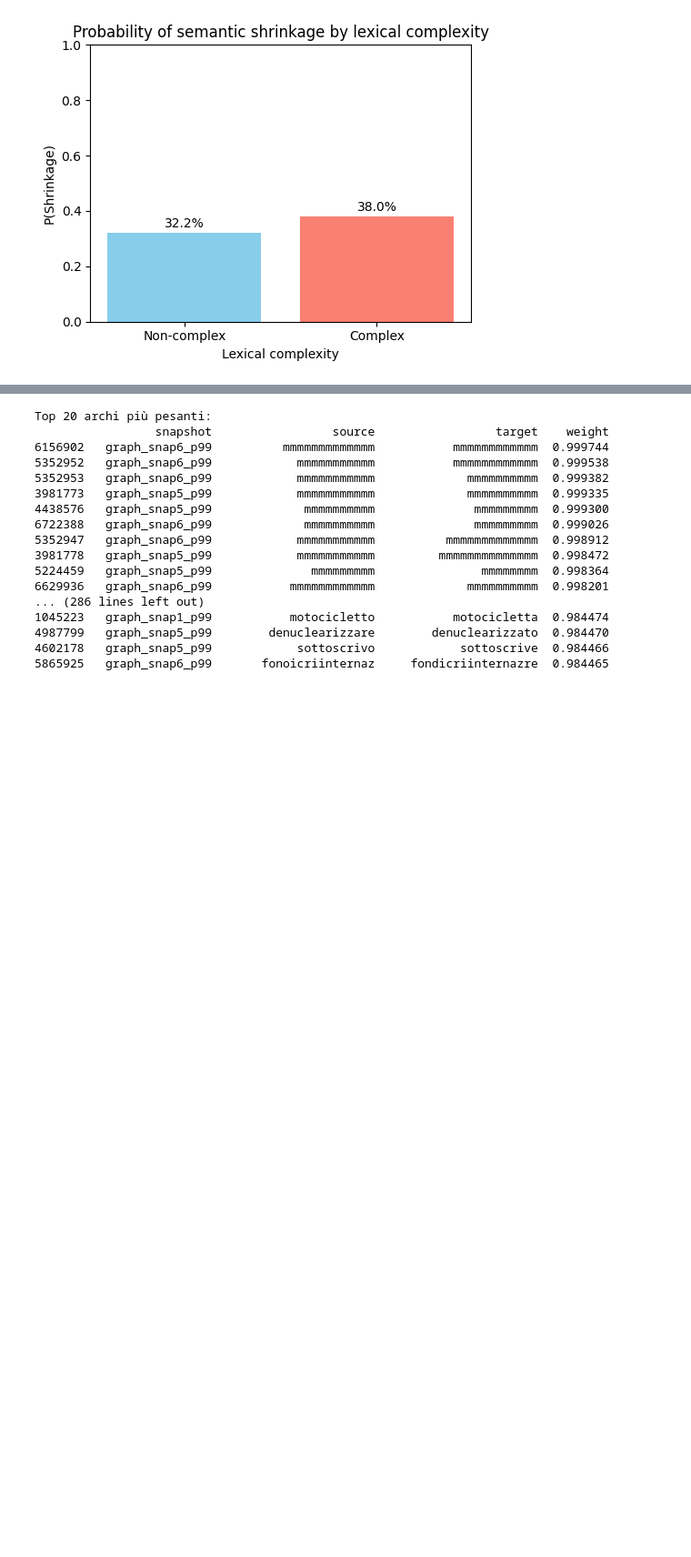
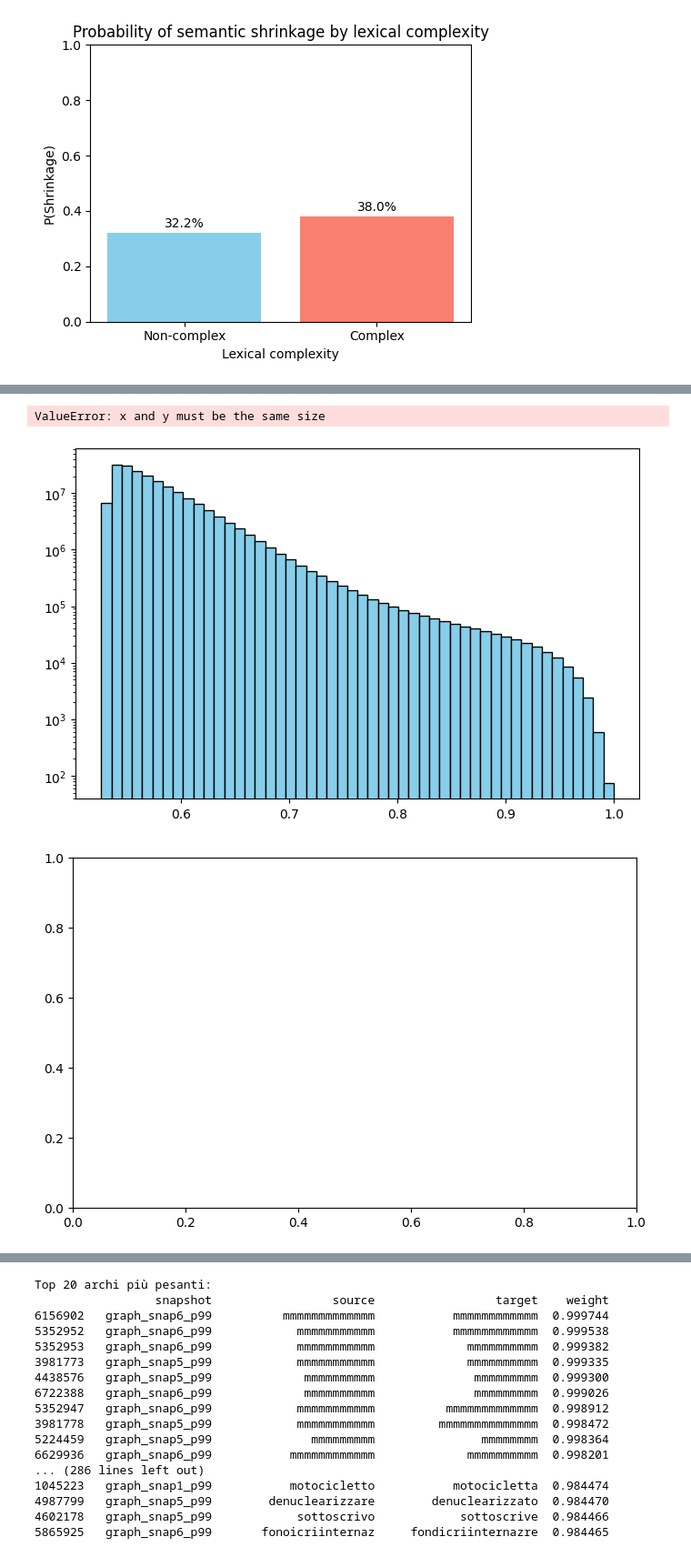
Before and after one commit to ChefBB/acn_project, a Jupyter notebook: dynet/RQ1.ipynb, the cells around one changed output, grey strips where cells are left out. Shown at 91% size. Saved outputs shown, nothing was run; the diff lists cells and outputs as text; code cells hidden in the pictures; blank space fills up the shorter version.

```diff
--- a/dynet/RQ1.ipynb
+++ b/dynet/RQ1.ipynb
@@ -845,0 +748,15 @@ Top 20 archi più pesanti:
+# %%
+all_weights = np.array(all_weights)
+
+plt.figure(figsize=(8,5))
+res = plt.hist(all_weights, bins=50, color='skyblue', edgecolor='black', log=True)
+# print(res)
+
+plt.figure(figsize=(8,5))
+plt.scatter(res[1], res[0])
+plt.yscale("log")
+plt.show()
+# %% [output]
+ValueError: x and y must be the same size
+[figure, added]
+[figure, added]
```
Also changed, not shown: parts of 6 cells of this notebook.
